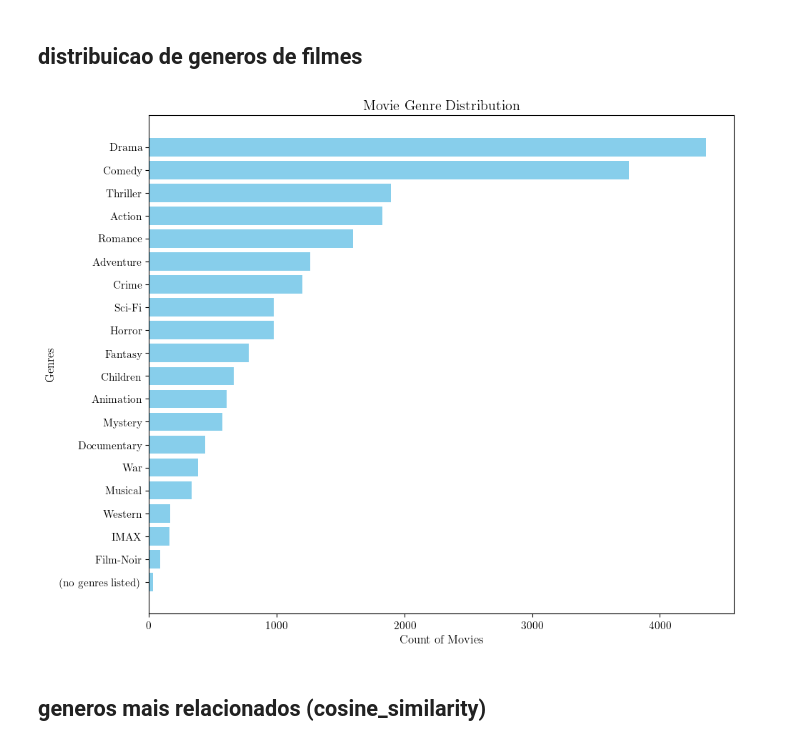
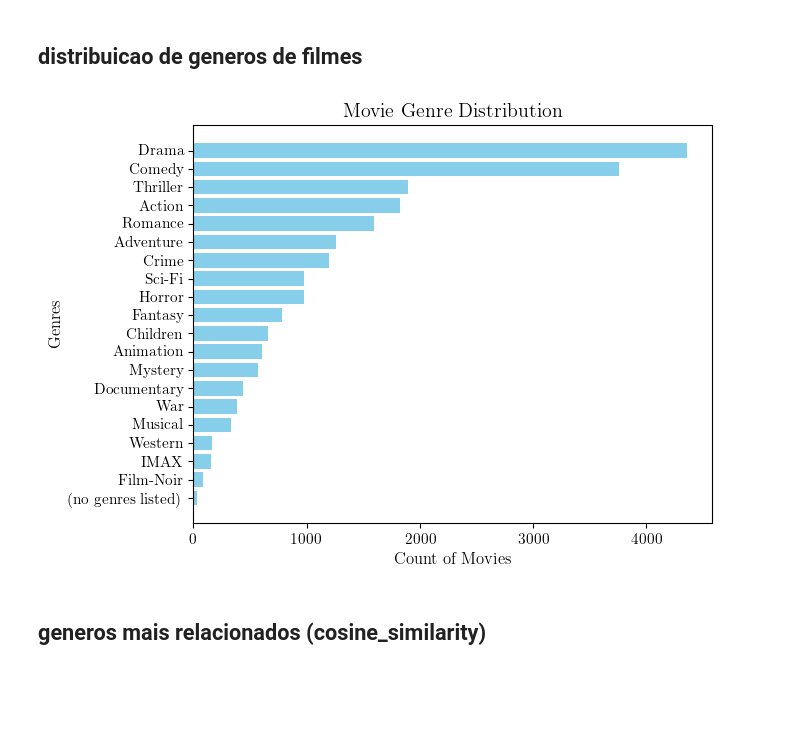
Before and after one commit to jepe06/Project2--Recommender-System, a Jupyter notebook: 02 data_vis.ipynb, the cells around one changed output. Saved outputs shown, nothing was run; the diff lists cells and outputs as text; code cells hidden in the pictures; blank space fills up the shorter version.

```diff
--- a/02 data_vis.ipynb
+++ b/02 data_vis.ipynb
@@ -30,19 +30,19 @@ for sublist in genres:
 # %%
 sorted_dict = dict(sorted(genres_dict.items(), key=lambda item: item[1]))
 
 genres = list(sorted_dict.keys())
 counts = list(sorted_dict.values())
 
-plt.figure(figsize=(10, 8))
+plt.figure(figsize=(7, 5))
 plt.barh(genres, counts, color='skyblue')
 plt.xlabel('Count of Movies')
 plt.ylabel('Genres')
 plt.title('Movie Genre Distribution')
 plt.tight_layout()
 #plt.savefig("assets/genre_distribution.png")
 plt.show()
 # %% [output]
-[figure, old version]
+[figure, new version]
 # %% [markdown]
 ## generos mais relacionados (cosine_similarity)
 # %%
```
Also changed, not shown: 7 other files.
